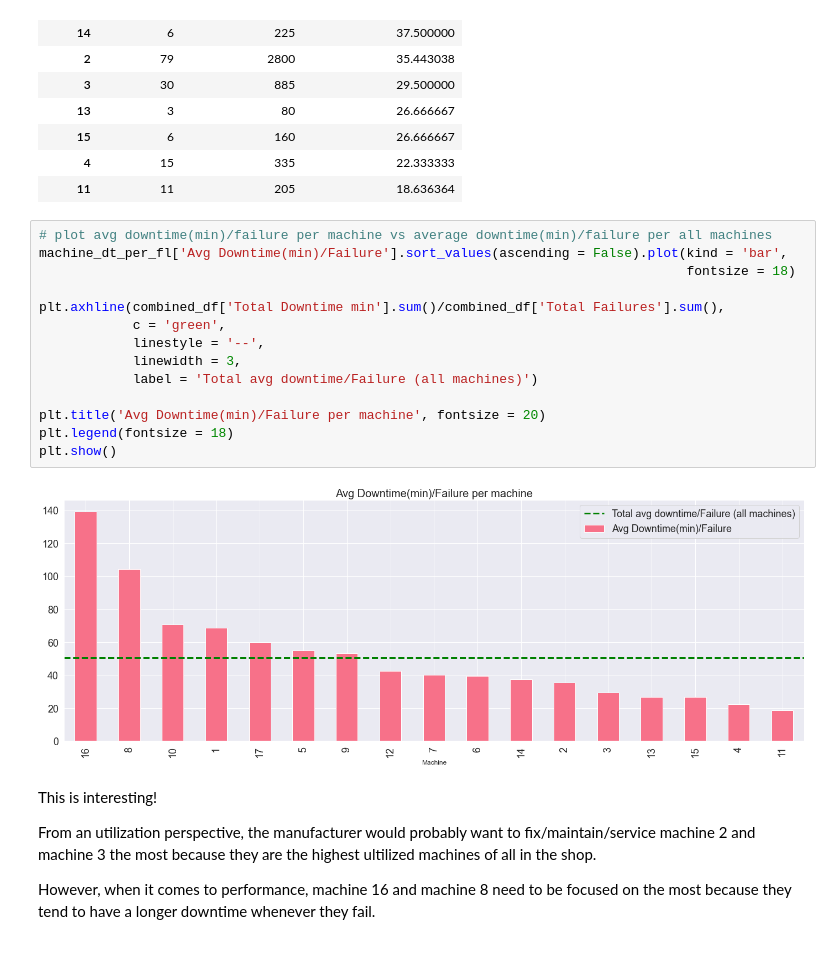
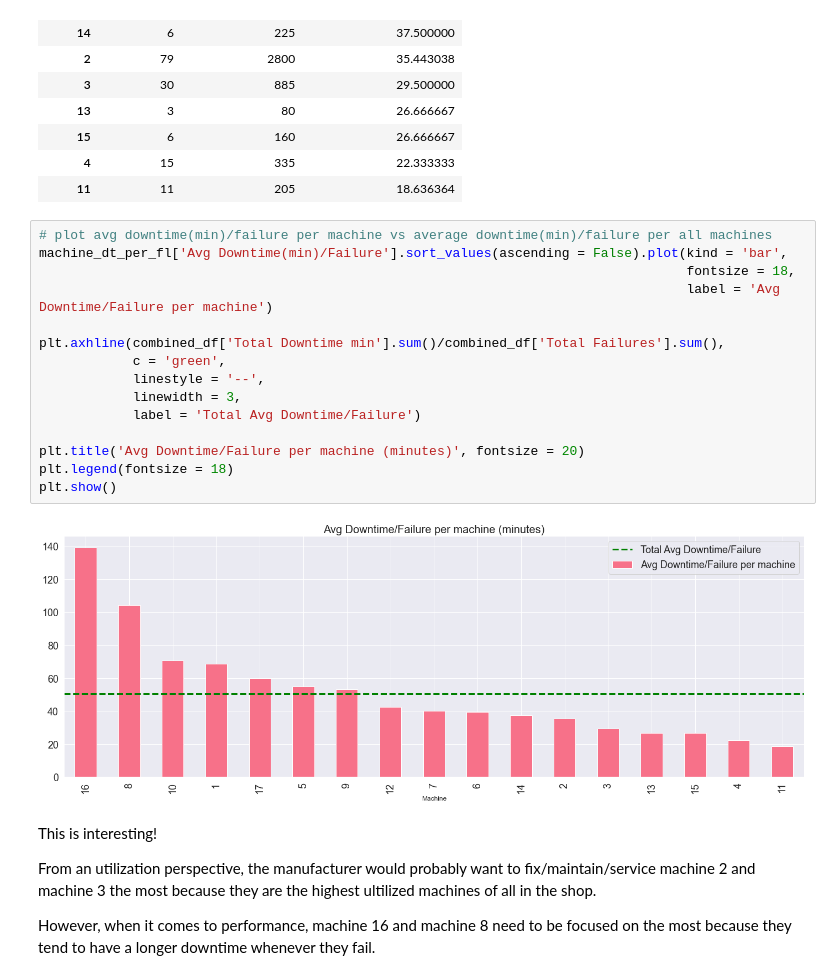
Before and after one commit to vilandao/analytics_onboarding, a Jupyter notebook: Exploration.ipynb, the cells around one changed output. Drawn from its saved outputs; the diff is of its cells as text.

Commit message:
add and clean up visualizations

```diff
--- a/Exploration.ipynb
+++ b/Exploration.ipynb
@@ -369,19 +369,20 @@ machine_dt_per_fl.sort_values(by = 'Avg Downtime(min)/Failure', ascending = Fals
 # %%
 # plot avg downtime(min)/failure per machine vs average downtime(min)/failure per all machines
 machine_dt_per_fl['Avg Downtime(min)/Failure'].sort_values(ascending = False).plot(kind = 'bar',
-                                                                                   fontsize = 18)
+                                                                                   fontsize = 18,
+                                                                                   label = 'Avg Downtime/Failure per machine')
 
 plt.axhline(combined_df['Total Downtime min'].sum()/combined_df['Total Failures'].sum(),
             c = 'green',
             linestyle = '--',
             linewidth = 3,
-            label = 'Total avg downtime/Failure (all machines)')
+            label = 'Total Avg Downtime/Failure')
 
-plt.title('Avg Downtime(min)/Failure per machine', fontsize = 20)
+plt.title('Avg Downtime/Failure per machine (minutes)', fontsize = 20)
 plt.legend(fontsize = 18)
 plt.show()
 # %% [output]
-[figure, old version]
+[figure, new version]
 # %% [markdown]
 This is interesting!
 
```
Also changed, not shown: parts of 4 cells of this notebook.
